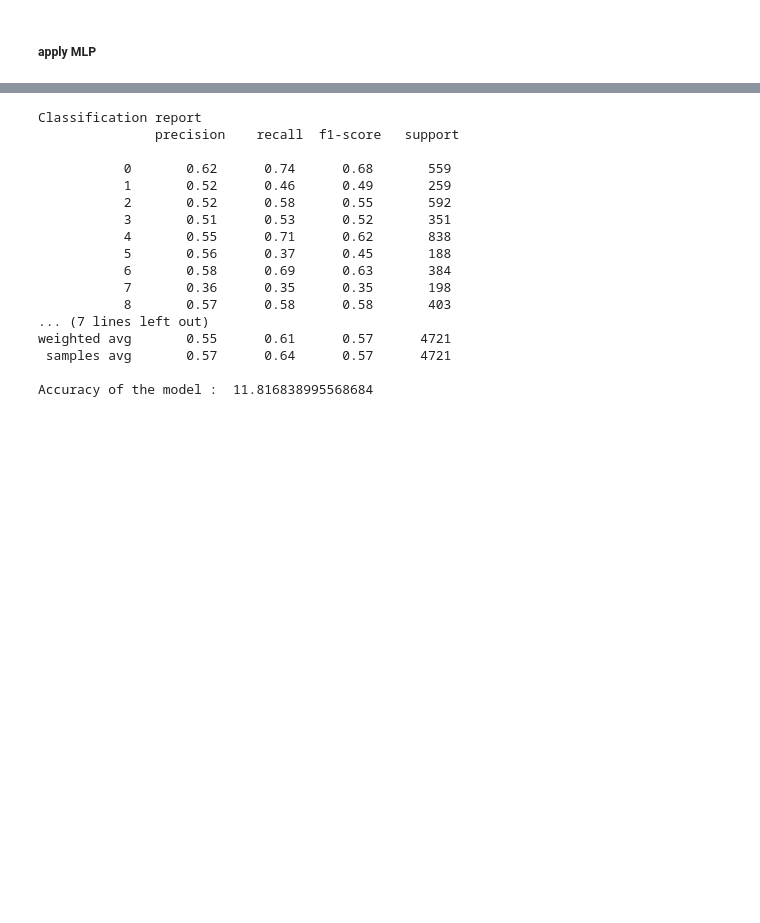
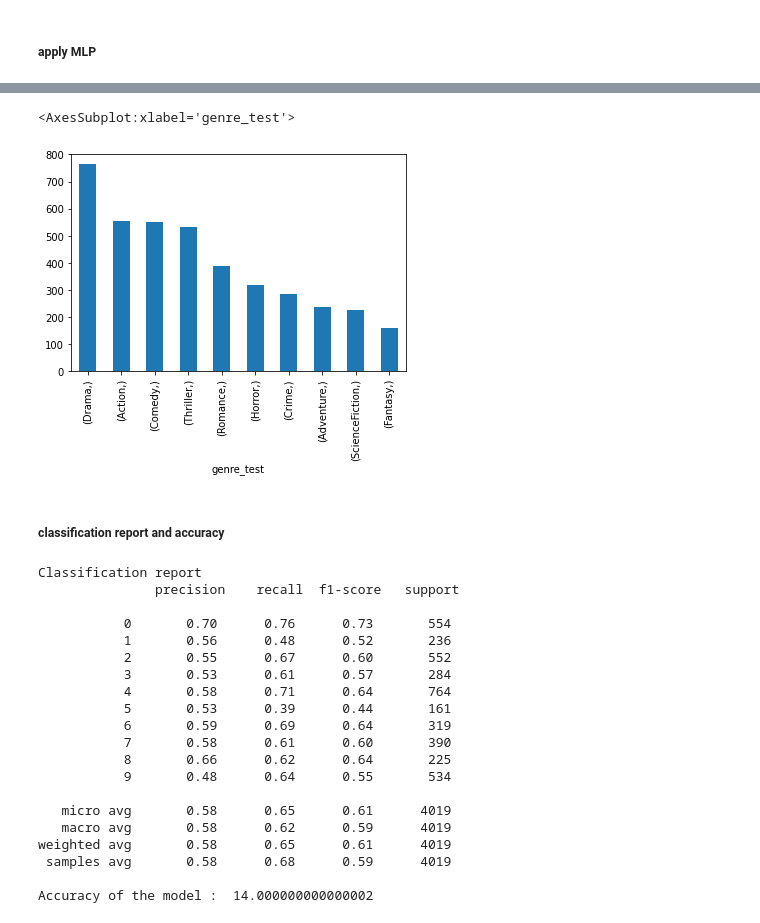
Before and after one commit to mnpoliti/movies, a Jupyter notebook: notebooks/api_data/Binaz+MLP.ipynb, the cells around one changed output, grey strips where cells are left out. Saved outputs shown, nothing was run; the diff lists cells and outputs as text; code cells hidden in the pictures; blank space fills up the shorter version.

```diff
--- a/notebooks/api_data/Binaz+MLP.ipynb
+++ b/notebooks/api_data/Binaz+MLP.ipynb
@@ -58,6 +58,14 @@ tf_data.drop(tf_data[(tf_data['genre1'] == 'War') | (tf_data['genre2'] == 'War')
                                (tf_data['genre3'] == 'War') | (tf_data['genre3'] == 'War')|
                                (tf_data['genre5'] == 'War') | (tf_data['genre4'] == 'War')|
                                (tf_data['genre7'] == 'War') | (tf_data['genre8'] == 'War')].index, inplace = True)
+tf_data.drop(tf_data[(tf_data['genre1'] == 'empty') | (tf_data['genre2'] == 'empty')|
+                               (tf_data['genre3'] == 'empty') | (tf_data['genre3'] == 'empty')|
+                               (tf_data['genre5'] == 'empty') | (tf_data['genre4'] == 'empty')|
+                               (tf_data['genre7'] == 'empty') | (tf_data['genre8'] == 'empty')].index, inplace = True)
+tf_data.drop(tf_data[(tf_data['genre1'] == 'Mystery') | (tf_data['genre2'] == 'Mystery')|
+                               (tf_data['genre3'] == 'Mystery') | (tf_data['genre3'] == 'Mystery')|
+                               (tf_data['genre5'] == 'Mystery') | (tf_data['genre4'] == 'Mystery')|
+                               (tf_data['genre7'] == 'Mystery') | (tf_data['genre8'] == 'Mystery')].index, inplace = True)
 # %% [markdown]
 ##### first we will merge the columns with the genres in order to apply the new column in the tf-idf method
 # %%
@@ -460,0 +472,3 @@ f1_score(y_test, y_pred_new, average="micro", zero_division=0)
+# %%
+y_test_count = multilabel_binarizer.inverse_transform(y_test)
+y_test_count[1]
@@ -460,0 +477,3 @@ f1_score(y_test, y_pred_new, average="micro", zero_division=0)
+# %%
+test_df = pd.DataFrame({'genre_test': y_test_count})
+test_df.head(4)
@@ -460,0 +490,3 @@ f1_score(y_test, y_pred_new, average="micro", zero_division=0)
+# %%
+df_exploded = test_df.explode('genre_test')
+df_exploded.head(3)
@@ -461,3 +517,10 @@ f1_score(y_test, y_pred_new, average="micro", zero_division=0)
+# %%
+df_exploded.value_counts().plot(kind='bar')
+# %% [output]
+<AxesSubplot:xlabel='genre_test'>
+[figure, added]
+# %% [markdown]
+##### classification report and accuracy
 # %%
 from sklearn import metrics
 print("Classification report\n",metrics.classification_report(y_test, y_pred_new))
@@ -466,20 +529,23 @@ print("Accuracy of the model : ",metrics.accuracy_score(y_test, y_pred_new)*100)
 Classification report
                precision    recall  f1-score   support
 
-           0       0.62      0.74      0.68       559
-           1       0.52      0.46      0.49       259
-           2       0.52      0.58      0.55       592
-           3       0.51      0.53      0.52       351
-           4       0.55      0.71      0.62       838
-           5       0.56      0.37      0.45       188
-           6       0.58      0.69      0.63       384
-           7       0.36      0.35      0.35       198
-           8       0.57      0.58      0.58       403
-... (7 lines left out)
-weighted avg       0.55      0.61      0.57      4721
- samples avg       0.57      0.64      0.57      4721
+           0       0.70      0.76      0.73       554
+           1       0.56      0.48      0.52       236
+           2       0.55      0.67      0.60       552
+           3       0.53      0.61      0.57       284
+           4       0.58      0.71      0.64       764
+           5       0.53      0.39      0.44       161
+           6       0.59      0.69      0.64       319
+           7       0.58      0.61      0.60       390
+           8       0.66      0.62      0.64       225
+           9       0.48      0.64      0.55       534
 
-Accuracy of the model :  11.816838995568684
+   micro avg       0.58      0.65      0.61      4019
+   macro avg       0.58      0.62      0.59      4019
+weighted avg       0.58      0.65      0.61      4019
+ samples avg       0.58      0.68      0.59      4019
+
+Accuracy of the model :  14.000000000000002
 # %%
 from sklearn import metrics
 print("Classification report\n",metrics.classification_report(y_test, y_pred))
```
Also changed, not shown: parts of 30 cells of this notebook, 1 other file.
